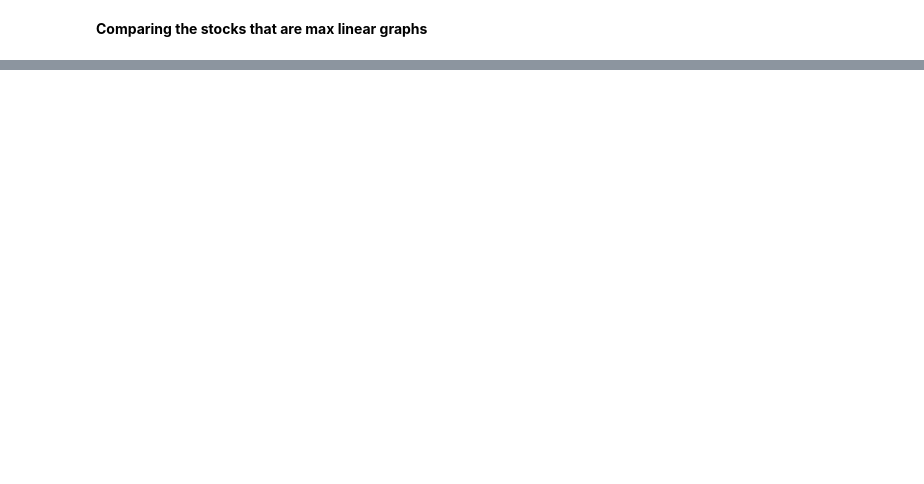
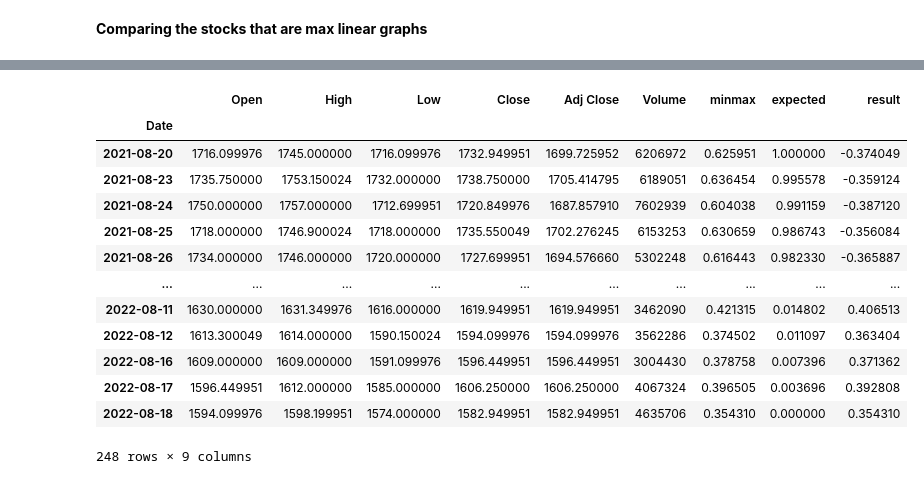
Before and after one commit to bommojuvishu/stocksgraphcomp, a Jupyter notebook: stock_graph_comp.ipynb, the cells around one changed output, grey strips where cells are left out. Saved outputs shown, nothing was run; the diff lists cells and outputs as text; code cells hidden in the pictures; blank space fills up the shorter version.

```diff
--- a/stock_graph_comp.ipynb
+++ b/stock_graph_comp.ipynb
@@ -249,0 +224,17 @@ returnpercent(topnames, daterange)
+# %%
+ohlcv
+# %% [output]
+|  | Open | High | Low | Close | Adj Close | Volume | minmax | expected | result |
+| Date |  |  |  |  |  |  |  |  |  |
+| 2021-08-20 | 1716.099976 | 1745.000000 | 1716.099976 | 1732.949951 | 1699.725952 | 6206972 | 0.625951 | 1.000000 | -0.374049 |
+| 2021-08-23 | 1735.750000 | 1753.150024 | 1732.000000 | 1738.750000 | 1705.414795 | 6189051 | 0.636454 | 0.995578 | -0.359124 |
+| 2021-08-24 | 1750.000000 | 1757.000000 | 1712.699951 | 1720.849976 | 1687.857910 | 7602939 | 0.604038 | 0.991159 | -0.387120 |
+| 2021-08-25 | 1718.000000 | 1746.900024 | 1718.000000 | 1735.550049 | 1702.276245 | 6153253 | 0.630659 | 0.986743 | -0.356084 |
+| 2021-08-26 | 1734.000000 | 1746.000000 | 1720.000000 | 1727.699951 | 1694.576660 | 5302248 | 0.616443 | 0.982330 | -0.365887 |
+| ... | ... | ... | ... | ... | ... | ... | ... | ... | ... |
+| 2022-08-11 | 1630.000000 | 1631.349976 | 1616.000000 | 1619.949951 | 1619.949951 | 3462090 | 0.421315 | 0.014802 | 0.406513 |
+| 2022-08-12 | 1613.300049 | 1614.000000 | 1590.150024 | 1594.099976 | 1594.099976 | 3562286 | 0.374502 | 0.011097 | 0.363404 |
+| 2022-08-16 | 1609.000000 | 1609.000000 | 1591.099976 | 1596.449951 | 1596.449951 | 3004430 | 0.378758 | 0.007396 | 0.371362 |
+| 2022-08-17 | 1596.449951 | 1612.000000 | 1585.000000 | 1606.250000 | 1606.250000 | 4067324 | 0.396505 | 0.003696 | 0.392808 |
+| 2022-08-18 | 1594.099976 | 1598.199951 | 1574.000000 | 1582.949951 | 1582.949951 | 4635706 | 0.354310 | 0.000000 | 0.354310 |
+248 rows × 9 columns
```
Also changed, not shown: parts of 6 cells of this notebook.
